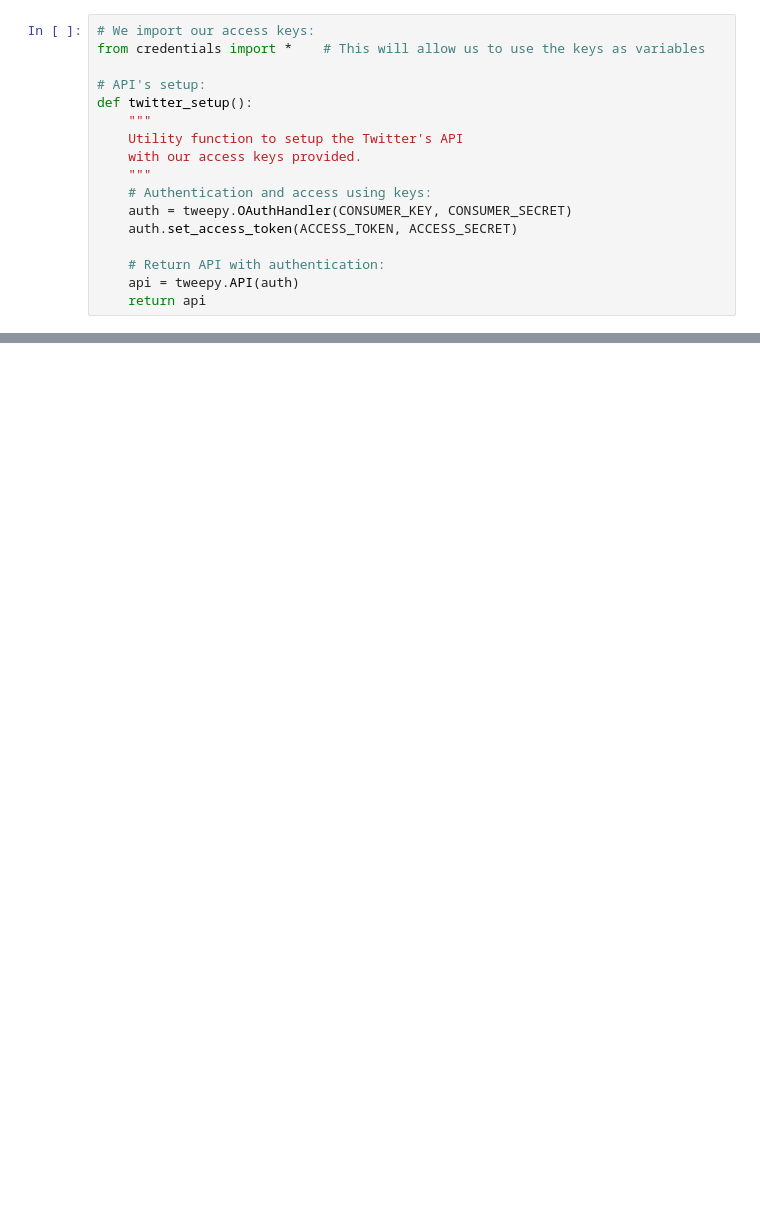
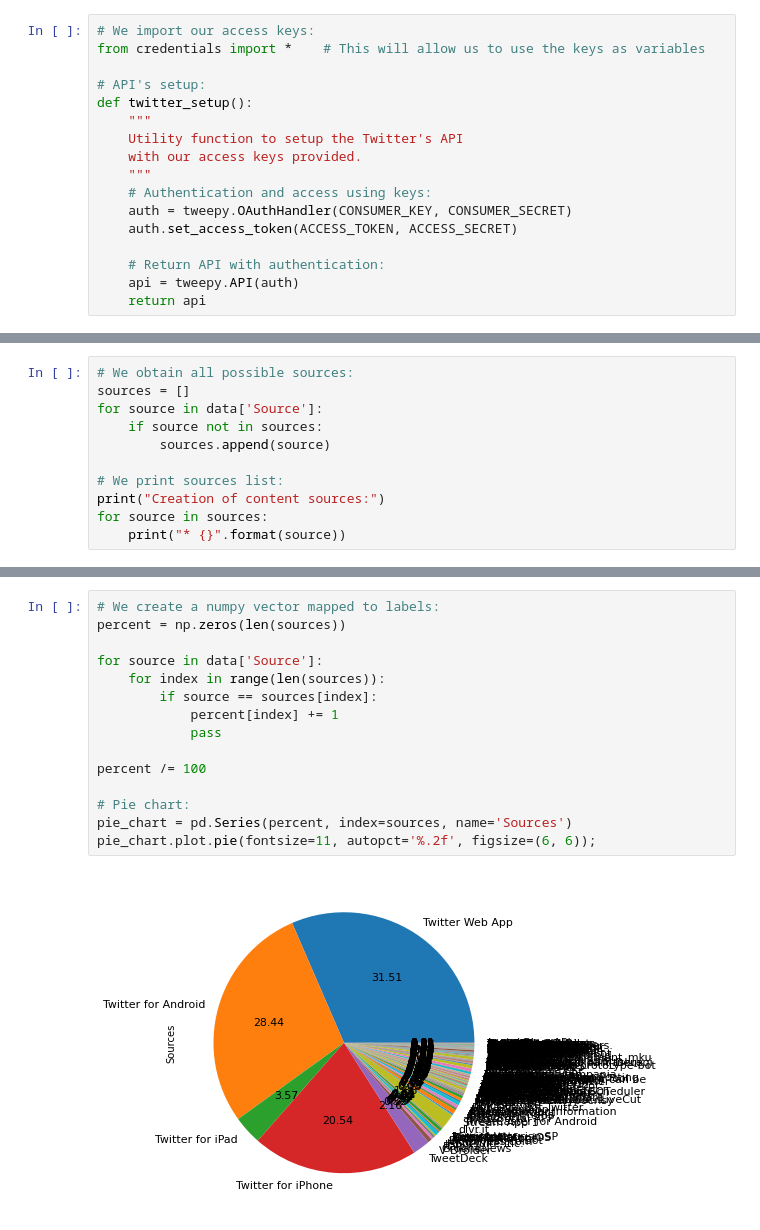
Before and after one commit to alex-anhvuong/data-analysis-python, a Jupyter notebook: Twitter_sentiment_analysis.ipynb, the cells around one changed output, grey strips where cells are left out. Drawn from its saved outputs; the diff is of its cells as text; blank space fills up the shorter version.

```diff
--- a/Twitter_sentiment_analysis.ipynb
+++ b/Twitter_sentiment_analysis.ipynb
@@ -45,0 +227,11 @@ def twitter_setup():
+# %%
+# We obtain all possible sources:
+sources = []
+for source in data['Source']:
+    if source not in sources:
+        sources.append(source)
+
+# We print sources list:
+print("Creation of content sources:")
+for source in sources:
+    print("* {}".format(source))
@@ -45,0 +256,17 @@ def twitter_setup():
+# %%
+# We create a numpy vector mapped to labels:
+percent = np.zeros(len(sources))
+
+for source in data['Source']:
+    for index in range(len(sources)):
+        if source == sources[index]:
+            percent[index] += 1
+            pass
+
+percent /= 100
+
+# Pie chart:
+pie_chart = pd.Series(percent, index=sources, name='Sources')
+pie_chart.plot.pie(fontsize=11, autopct='%.2f', figsize=(6, 6));
+# %% [output]
+[figure, added]
```
Also changed, not shown: parts of 25 cells of this notebook.
